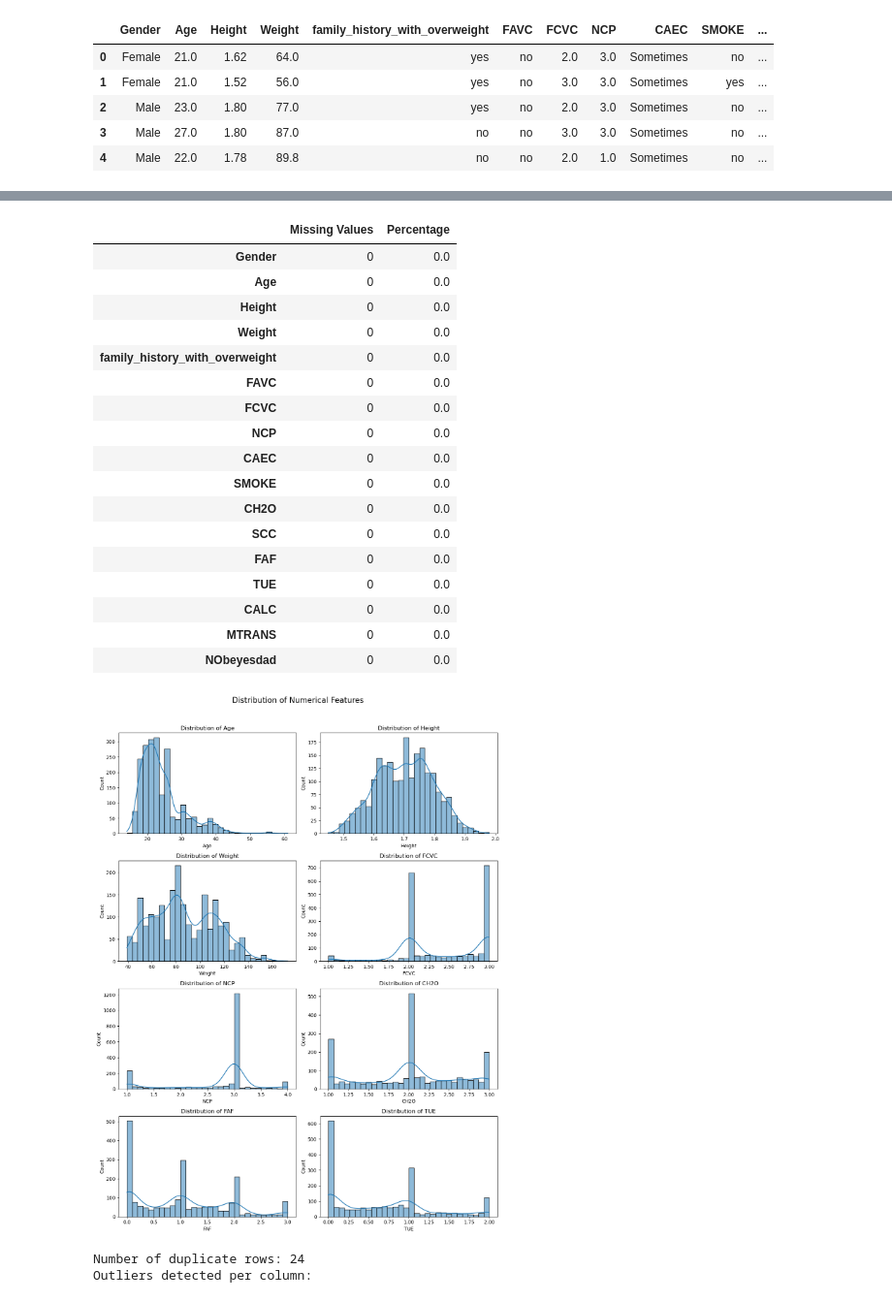
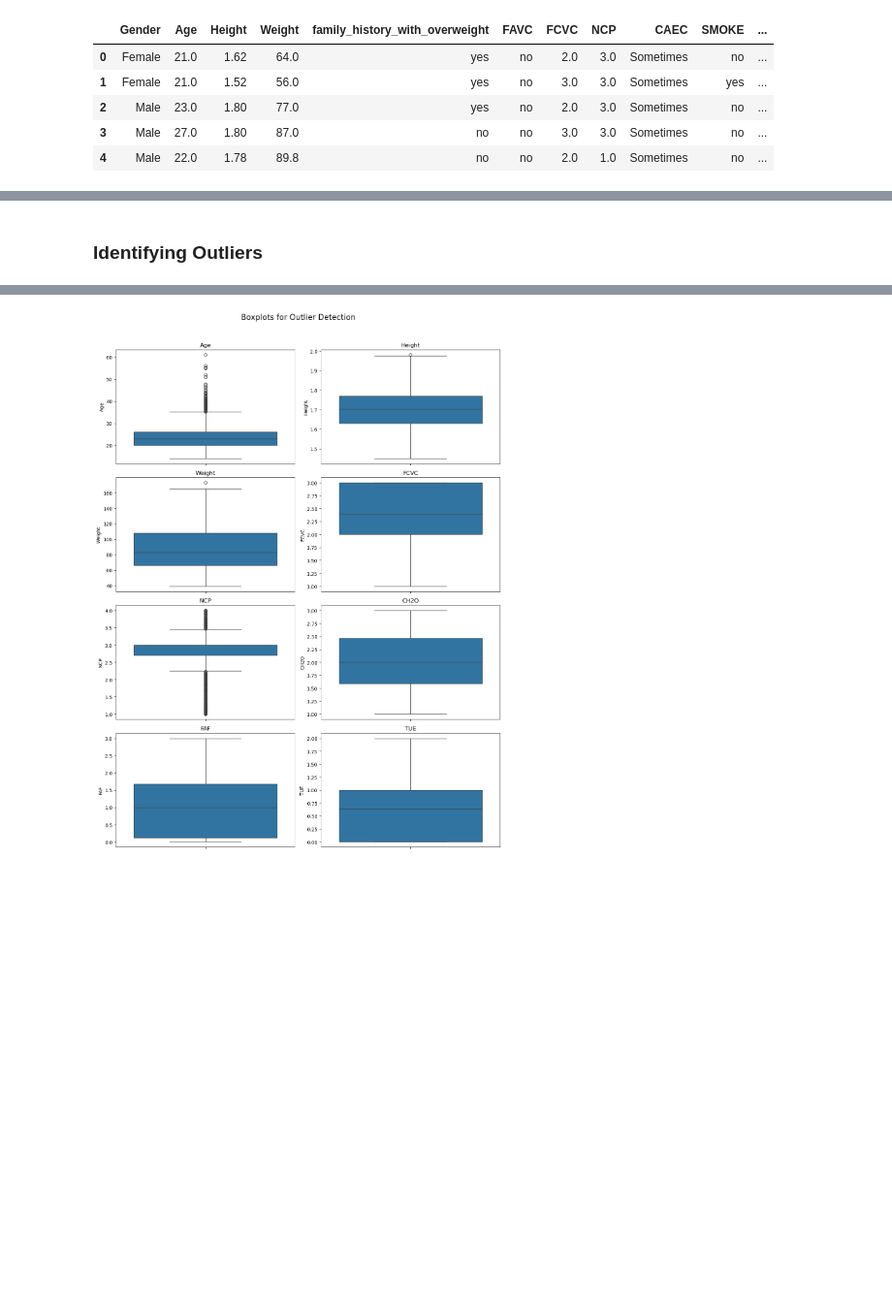
Before and after one commit to mxzargaran/estimating_obesity_levels_based_on_eating_habits, a Jupyter notebook: data/EDA.ipynb, the cells around one changed output, grey strips where cells are left out. Shown at 97% size. Cells and saved outputs as stored; diff of their text form; code cells hidden in the pictures; blank space fills up the shorter version.

```diff
--- a/data/EDA.ipynb
+++ b/data/EDA.ipynb
@@ -18 +60,3 @@ df.head(5)
+# %%
+df = df.drop_duplicates()
 # %%
@@ -50,31 +122,6 @@ df.describe()
+# %% [markdown]
+### Identifying Outliers
 # %%
-# Summary statistics
-summary_statistics = df.describe()
-
-# Check for missing values and calculate missing percentage
-missing_values = df.isnull().sum()
-missing_percentage = (missing_values / len(df)) * 100
-missing_data = pd.DataFrame({'Missing Values': missing_values, 'Percentage': missing_percentage})
-
-# Display summary statistics and missing values
-display(summary_statistics)
-display(missing_data)
-
-# Distribution of numerical variables
-numerical_features = df.select_dtypes(include=['number']).columns
-fig, axes = plt.subplots(nrows=len(numerical_features) // 2, ncols=2, figsize=(12, 16))
-fig.suptitle('Distribution of Numerical Features', fontsize=16)
-
-for i, col in enumerate(numerical_features):
-    sns.histplot(df[col], bins=30, kde=True, ax=axes[i // 2, i % 2])
-    axes[i // 2, i % 2].set_title(f'Distribution of {col}')
-
-plt.tight_layout(rect=[0, 0, 1, 0.96])
-plt.show()
-
-# Identifying duplicate values
-duplicate_count = df.duplicated().sum()
-print(f"Number of duplicate rows: {duplicate_count}")
 
 # Identifying outliers using the IQR method
 Q1 = df[numerical_features].quantile(0.25)
@@ -83,12 +130,10 @@ IQR = Q3 - Q1
 lower_bound = Q1 - 1.5 * IQR
 upper_bound = Q3 + 1.5 * IQR
 outliers = ((df[numerical_features] < lower_bound) | (df[numerical_features] > upper_bound)).sum()
-print("Outliers detected per column:")
-display(outliers.to_frame())
 
 # Visualizing outliers using boxplots
 fig, axes = plt.subplots(nrows=len(numerical_features) // 2, ncols=2, figsize=(12, 16))
-fig.suptitle('Boxplots for Outlier Detection', fontsize=16)
+fig.suptitle("Boxplots for Outlier Detection", fontsize=16)
 
 for i, col in enumerate(numerical_features):
     sns.boxplot(y=df[col], ax=axes[i // 2, i % 2])
@@ -96,10 +141,4 @@ for i, col in enumerate(numerical_features):
 
 plt.tight_layout(rect=[0, 0, 1, 0.96])
 plt.show()
-
-# Correlation matrix for numerical columns
-plt.figure(figsize=(12, 8))
-sns.heatmap(df[numerical_features].corr(), annot=True, cmap='coolwarm', fmt=".2f", linewidths=0.5)
-plt.title('Correlation Matrix (Numeric Features Only)')
-plt.show()
 # %% [output]
@@ -115,21 +145 @@ plt.show()
-|  | Missing Values | Percentage |
-| Gender | 0 | 0.0 |
-| Age | 0 | 0.0 |
-| Height | 0 | 0.0 |
-| Weight | 0 | 0.0 |
-| family_history_with_overweight | 0 | 0.0 |
-| FAVC | 0 | 0.0 |
-| FCVC | 0 | 0.0 |
-| NCP | 0 | 0.0 |
-| CAEC | 0 | 0.0 |
-| SMOKE | 0 | 0.0 |
-| CH2O | 0 | 0.0 |
-| SCC | 0 | 0.0 |
-| FAF | 0 | 0.0 |
-| TUE | 0 | 0.0 |
-| CALC | 0 | 0.0 |
-| MTRANS | 0 | 0.0 |
-| NObeyesdad | 0 | 0.0 |
-[figure, old version]
+[figure, new version]
-Number of duplicate rows: 24
-Outliers detected per column:
```
Also changed, not shown: parts of 23 cells of this notebook, 2 other files.
